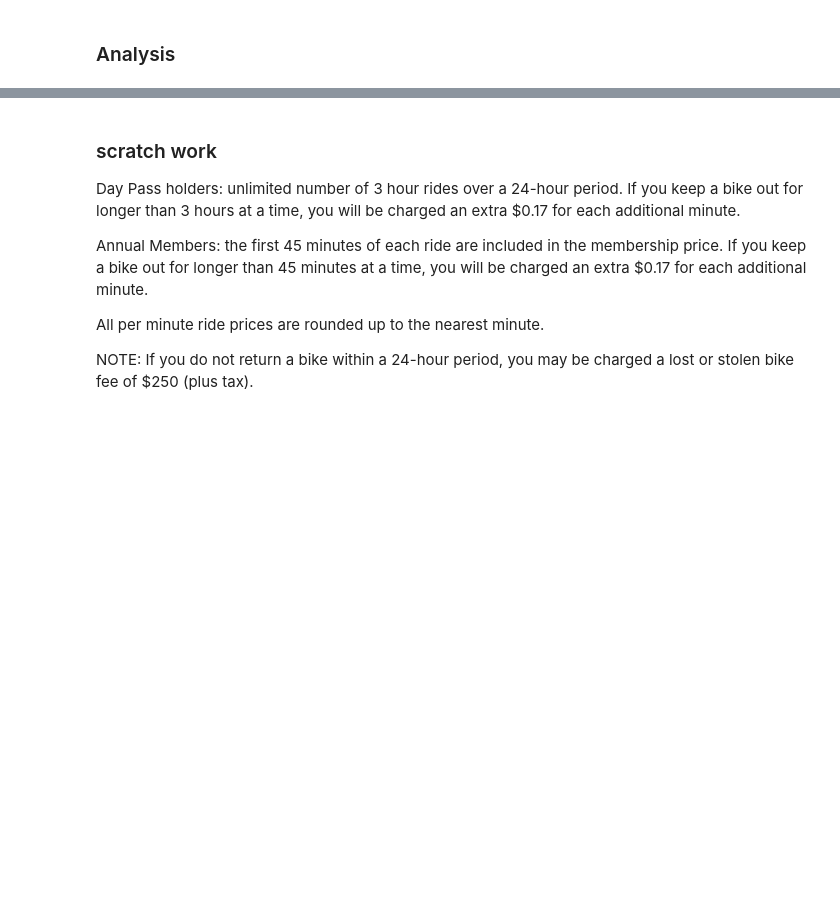
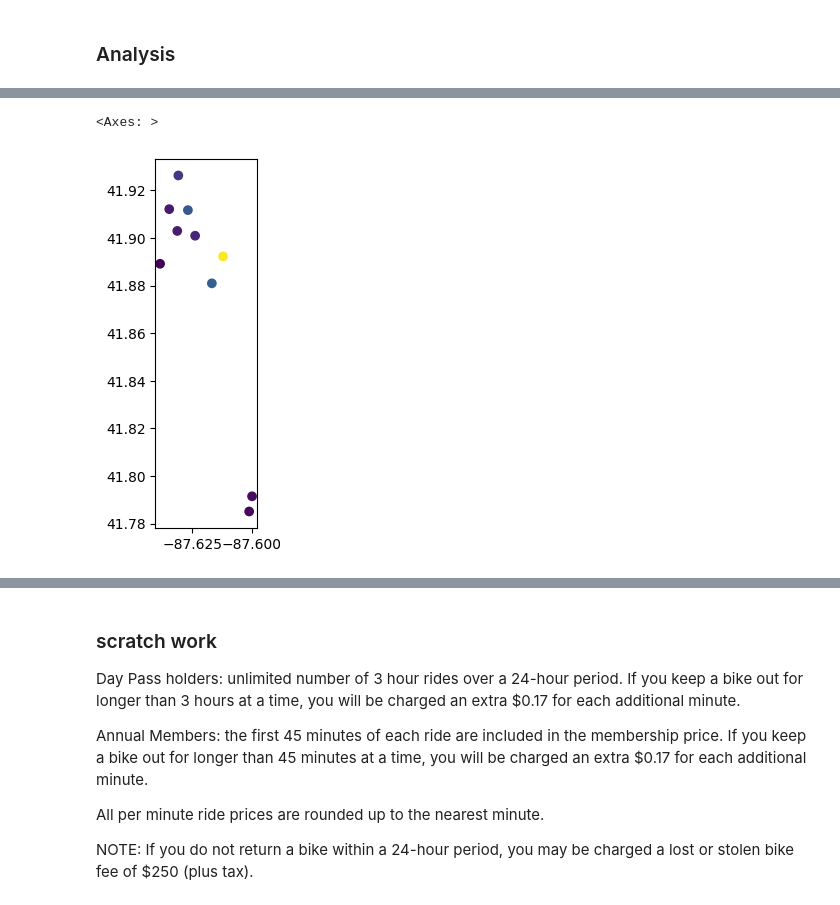
Before and after one commit to andyguo0228/bike_share_python, a Jupyter notebook: scratchbook.ipynb, the cells around one changed output, grey strips where cells are left out. Cells and saved outputs as stored; diff of their text form; code cells hidden in the pictures; blank space fills up the shorter version.

```diff
--- a/scratchbook.ipynb
+++ b/scratchbook.ipynb
@@ -263,0 +262,3 @@ ValueError: Could not interpret input 'members.index'
+# %%
+top_stations = df.groupby(['start_station_name', 'start_lat', 'start_lng'])['duration'].agg(Count='count').sort_values(by='Count', ascending=False).head(10).reset_index()
+top_stations
@@ -263,0 +305,7 @@ ValueError: Could not interpret input 'members.index'
+# %%
+# Map popular stations
+gdf = gpd.GeoDataFrame(top_stations, geometry=gpd.points_from_xy(top_stations['start_lng'], top_stations['start_lat']), crs='EPSG:26916')
+gdf.plot(column='Count')
+# %% [output]
+<Axes: >
+[figure, added]
```
Also changed, not shown: parts of 16 cells of this notebook, 2 other files.
